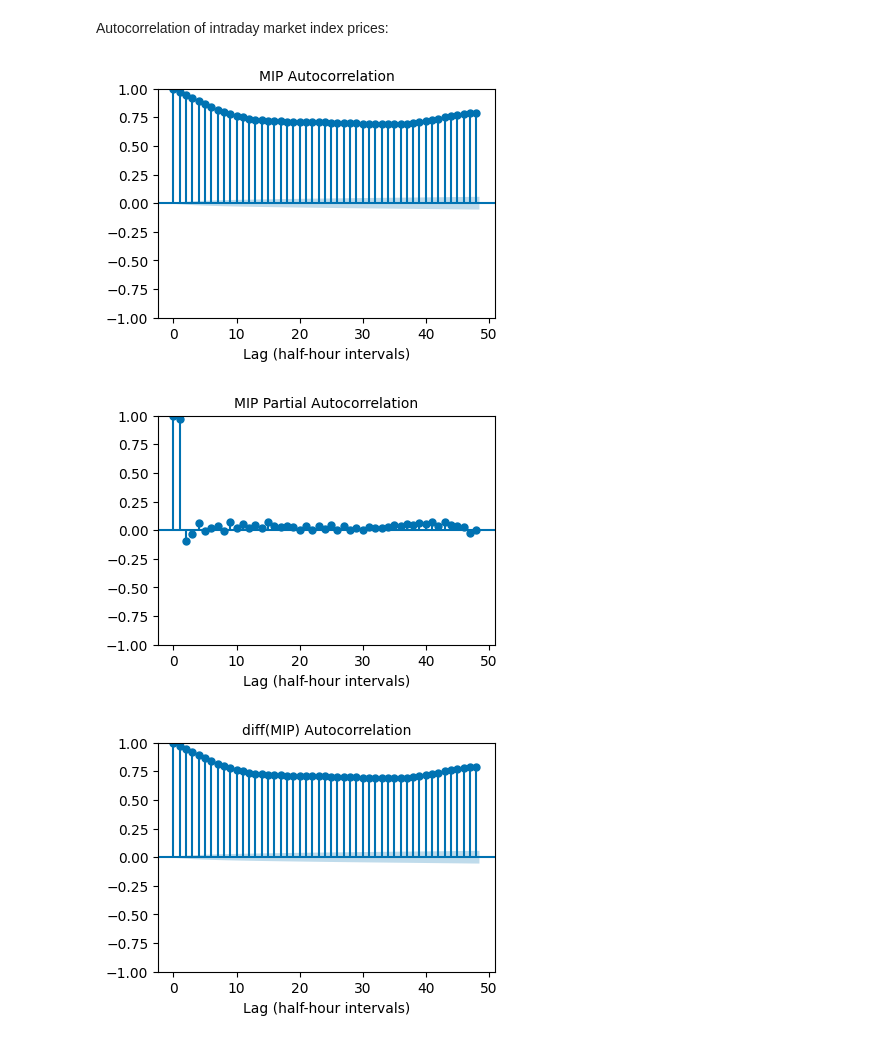
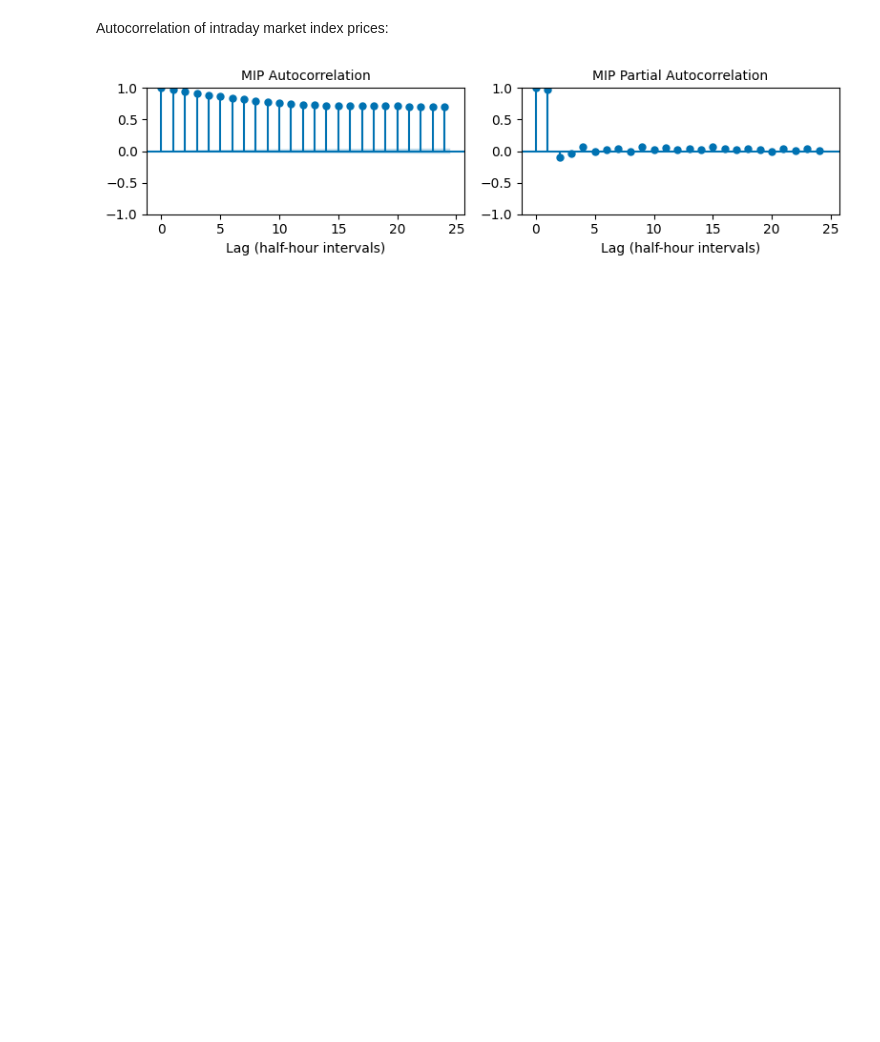
Before and after one commit to christianfenton/electricity_pricing, a Jupyter notebook: notebooks/exploratory_analysis.ipynb, the cells around one changed output. Drawn from its saved outputs; the diff is of its cells as text; code cells hidden in the pictures; blank space fills up the shorter version.

```diff
--- a/notebooks/exploratory_analysis.ipynb
+++ b/notebooks/exploratory_analysis.ipynb
@@ -393,30 +562,19 @@ Autocorrelation of intraday market index prices:
 # %%
 from statsmodels.graphics.tsaplots import plot_acf, plot_pacf
 
 mip = df_electricity.groupby('startTime')['marketIndexPrice'].mean()
 
 mip_diff = mip.diff()
 assert np.isnan(mip_diff.iloc[0])
 mip_diff = mip[1:]  # drop NaN at start
 
-fig, ax = plt.subplots(figsize=(4, 3), layout='constrained')
-plot_acf(mip, lags=48, ax=ax)
-ax.set_title('MIP Autocorrelation', fontsize=10)
-ax.set_xlabel('Lag (half-hour intervals)')
+fig, (ax1, ax2) = plt.subplots(1, 2, figsize=(16/2, 9/4), layout='tight')
+plot_acf(mip, lags=24, ax=ax1)
+ax1.set_title('MIP Autocorrelation', fontsize=10)
+ax1.set_xlabel('Lag (half-hour intervals)', fontsize=10)
+plot_pacf(mip, lags=24, ax=ax2)
+ax2.set_title('MIP Partial Autocorrelation', fontsize=10)
+ax2.set_xlabel('Lag (half-hour intervals)', fontsize=10)
 plt.show()
-
-fig, ax = plt.subplots(figsize=(4, 3), layout='constrained')
-plot_pacf(mip, lags=48, ax=ax)
-ax.set_title('MIP Partial Autocorrelation', fontsize=10)
-ax.set_xlabel('Lag (half-hour intervals)')
-plt.show()
-
-fig, ax = plt.subplots(figsize=(4, 3), layout='constrained')
-plot_acf(mip_diff, lags=48, ax=ax)
-ax.set_title('diff(MIP) Autocorrelation', fontsize=10)
-ax.set_xlabel('Lag (half-hour intervals)')
-plt.show()
 # %% [output]
-[figure, old version]
+[figure, new version]
-[figure, removed]
-[figure, removed]
```
Also changed, not shown: parts of 23 cells of this notebook, 3 other files.
